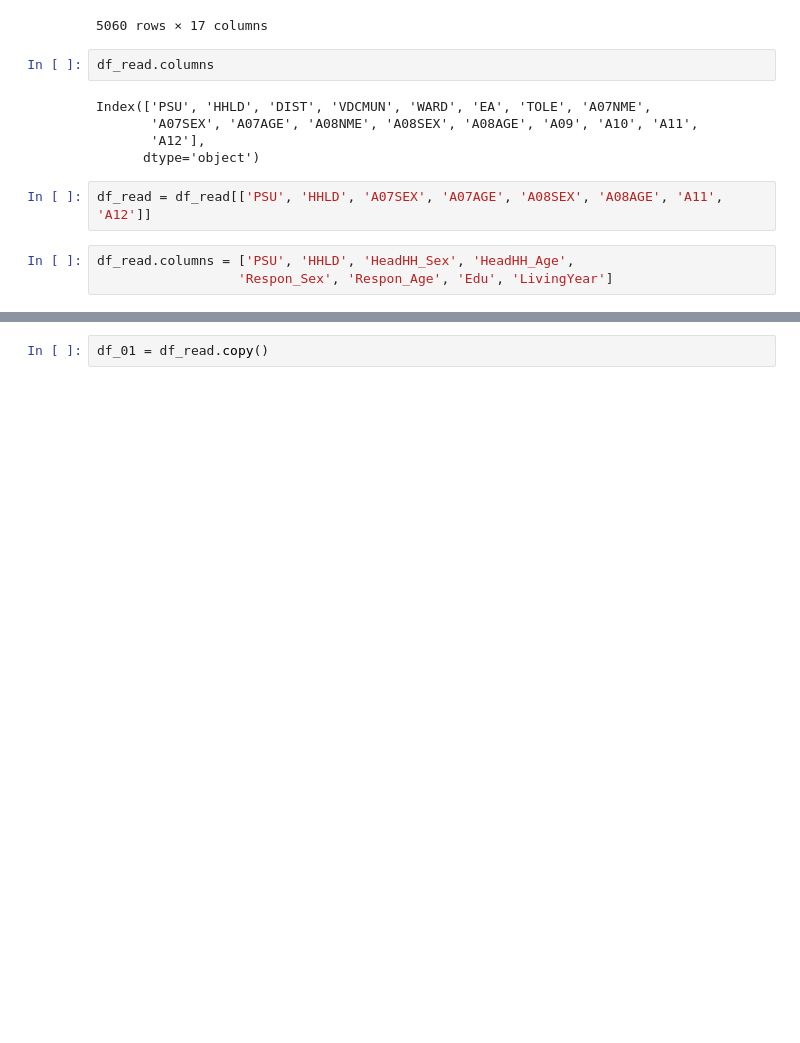
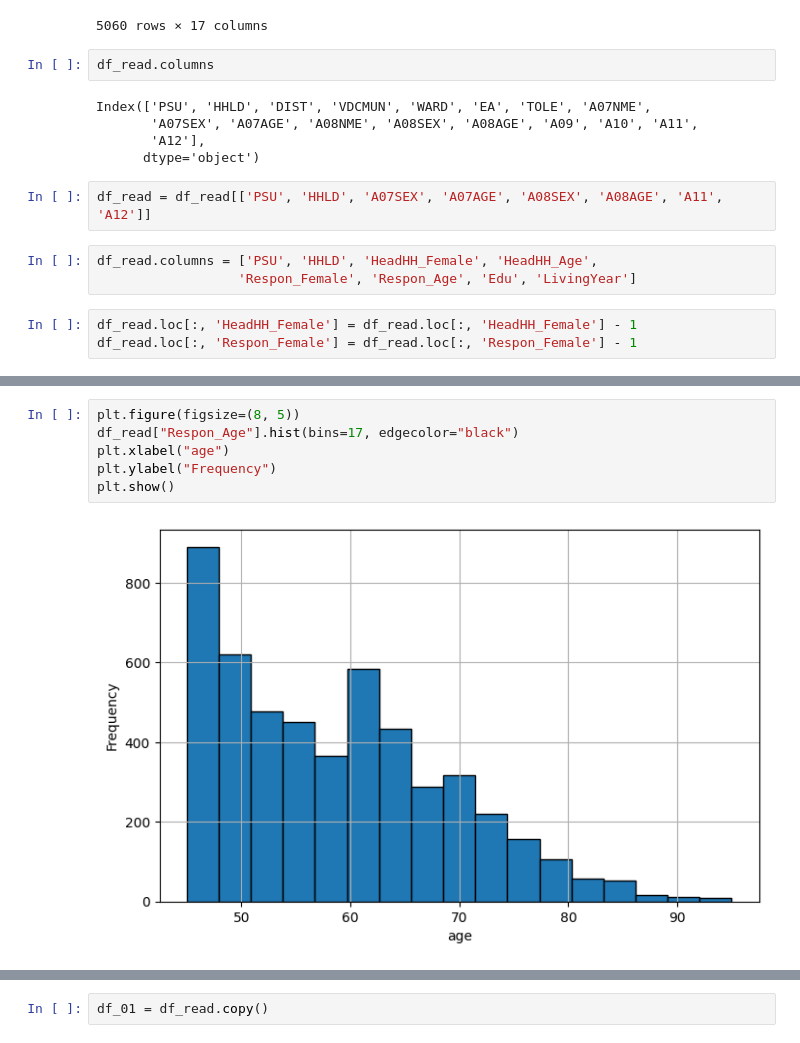
Before and after one commit to MichaelChaoLi-cpu/NepalClimateChangeImpact, a Jupyter notebook: Code/ML01_DW_DataCleansing_v1.ipynb, the cells around one changed output, grey strips where cells are left out. Saved outputs shown, nothing was run; the diff lists cells and outputs as text; blank space fills up the shorter version.

```diff
--- a/Code/ML01_DW_DataCleansing_v1.ipynb
+++ b/Code/ML01_DW_DataCleansing_v1.ipynb
@@ -154,5 +178,8 @@ Index(['PSU', 'HHLD', 'DIST', 'VDCMUN', 'WARD', 'EA', 'TOLE', 'A07NME',
 # %%
 df_read = df_read[['PSU', 'HHLD', 'A07SEX', 'A07AGE', 'A08SEX', 'A08AGE', 'A11', 'A12']]
 # %%
-df_read.columns = ['PSU', 'HHLD', 'HeadHH_Sex', 'HeadHH_Age',
-                  'Respon_Sex', 'Respon_Age', 'Edu', 'LivingYear']
+df_read.columns = ['PSU', 'HHLD', 'HeadHH_Female', 'HeadHH_Age',
+                  'Respon_Female', 'Respon_Age', 'Edu', 'LivingYear']
+# %%
+df_read.loc[:, 'HeadHH_Female'] = df_read.loc[:, 'HeadHH_Female'] - 1
+df_read.loc[:, 'Respon_Female'] = df_read.loc[:, 'Respon_Female'] - 1
@@ -158,0 +202,8 @@ df_read.columns = ['PSU', 'HHLD', 'HeadHH_Sex', 'HeadHH_Age',
+# %%
+plt.figure(figsize=(8, 5))
+df_read["Respon_Age"].hist(bins=17, edgecolor="black")
+plt.xlabel("age")
+plt.ylabel("Frequency")
+plt.show()
+# %% [output]
+[figure, added]
```
Also changed, not shown: parts of 465 cells of this notebook, 5 other files.
